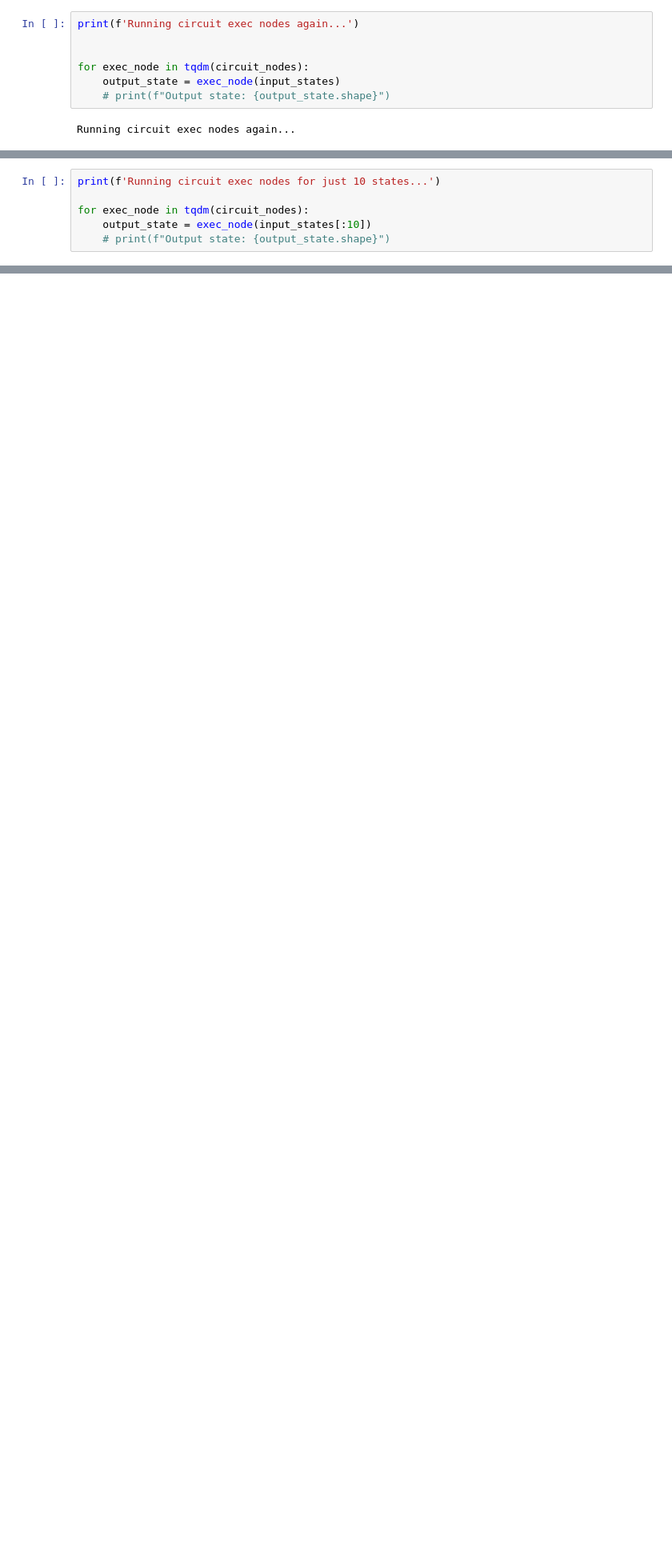
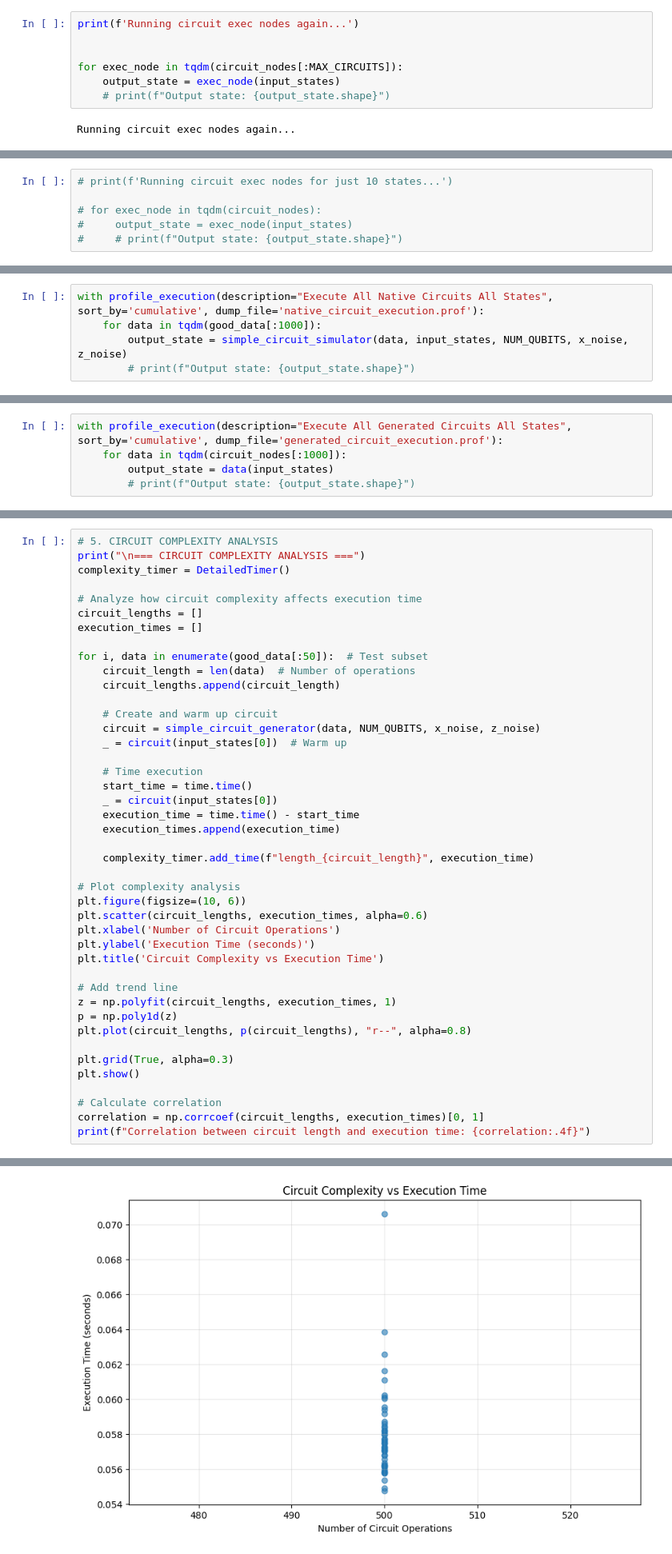
Before and after one commit to ashutiw2k/pqc-qec, a Jupyter notebook: testnotebooks/TestCircExecTime.ipynb, the cells around one changed output, grey strips where cells are left out. Shown at 80% size. Cells and saved outputs as stored; diff of their text form; blank space fills up the shorter version.

```diff
--- a/testnotebooks/TestCircExecTime.ipynb
+++ b/testnotebooks/TestCircExecTime.ipynb
@@ -226,7 +329,7 @@ Running circuit exec nodes with all 100 states...
 print(f'Running circuit exec nodes again...')
 
 
-for exec_node in tqdm(circuit_nodes):
+for exec_node in tqdm(circuit_nodes[:MAX_CIRCUITS]):
     output_state = exec_node(input_states)
     # print(f"Output state: {output_state.shape}")
 # %% [output]
@@ -253,6 +356,6 @@ Execution time - 1 states: 0.05705404281616211 seconds
 # %%
-print(f'Running circuit exec nodes for just 10 states...')
+# print(f'Running circuit exec nodes for just 10 states...')
 
-for exec_node in tqdm(circuit_nodes):
-    output_state = exec_node(input_states[:10])
-    # print(f"Output state: {output_state.shape}")
+# for exec_node in tqdm(circuit_nodes):
+#     output_state = exec_node(input_states)
+#     # print(f"Output state: {output_state.shape}")
@@ -269,0 +838,5 @@ Execution time - 10 states: 0.06199979782104492 seconds
+# %%
+with profile_execution(description="Execute All Native Circuits All States", sort_by='cumulative', dump_file='native_circuit_execution.prof'):
+    for data in tqdm(good_data[:1000]):
+        output_state = simple_circuit_simulator(data, input_states, NUM_QUBITS, x_noise, z_noise)
+        # print(f"Output state: {output_state.shape}")
@@ -269,0 +861,5 @@ Execution time - 10 states: 0.06199979782104492 seconds
+# %%
+with profile_execution(description="Execute All Generated Circuits All States", sort_by='cumulative', dump_file='generated_circuit_execution.prof'):
+    for data in tqdm(circuit_nodes[:1000]):
+        output_state = data(input_states)
+        # print(f"Output state: {output_state.shape}")
@@ -269,0 +884,44 @@ Execution time - 10 states: 0.06199979782104492 seconds
+# %%
+# 5. CIRCUIT COMPLEXITY ANALYSIS
+print("\n=== CIRCUIT COMPLEXITY ANALYSIS ===")
+complexity_timer = DetailedTimer()
+
+# Analyze how circuit complexity affects execution time
+circuit_lengths = []
+execution_times = []
+
+for i, data in enumerate(good_data[:50]):  # Test subset
+    circuit_length = len(data)  # Number of operations
+    circuit_lengths.append(circuit_length)
+
+    # Create and warm up circuit
+    circuit = simple_circuit_generator(data, NUM_QUBITS, x_noise, z_noise)
+    _ = circuit(input_states[0])  # Warm up
+
+    # Time execution
+    start_time = time.time()
+    _ = circuit(input_states[0])
+    execution_time = time.time() - start_time
+    execution_times.append(execution_time)
+
+    complexity_timer.add_time(f"length_{circuit_length}", execution_time)
+
+# Plot complexity analysis
+plt.figure(figsize=(10, 6))
+plt.scatter(circuit_lengths, execution_times, alpha=0.6)
+plt.xlabel('Number of Circuit Operations')
+plt.ylabel('Execution Time (seconds)')
+plt.title('Circuit Complexity vs Execution Time')
+
+# Add trend line
+z = np.polyfit(circuit_lengths, execution_times, 1)
+p = np.poly1d(z)
+plt.plot(circuit_lengths, p(circuit_lengths), "r--", alpha=0.8)
+
+plt.grid(True, alpha=0.3)
+plt.show()
+
+# Calculate correlation
+correlation = np.corrcoef(circuit_lengths, execution_times)[0, 1]
+print(f"Correlation between circuit length and execution time: {correlation:.4f}")
+# %% [output]
@@ -269,0 +929 @@ Execution time - 10 states: 0.06199979782104492 seconds
+[figure, added]
```
Also changed, not shown: parts of 36 cells of this notebook, 10 other files.
